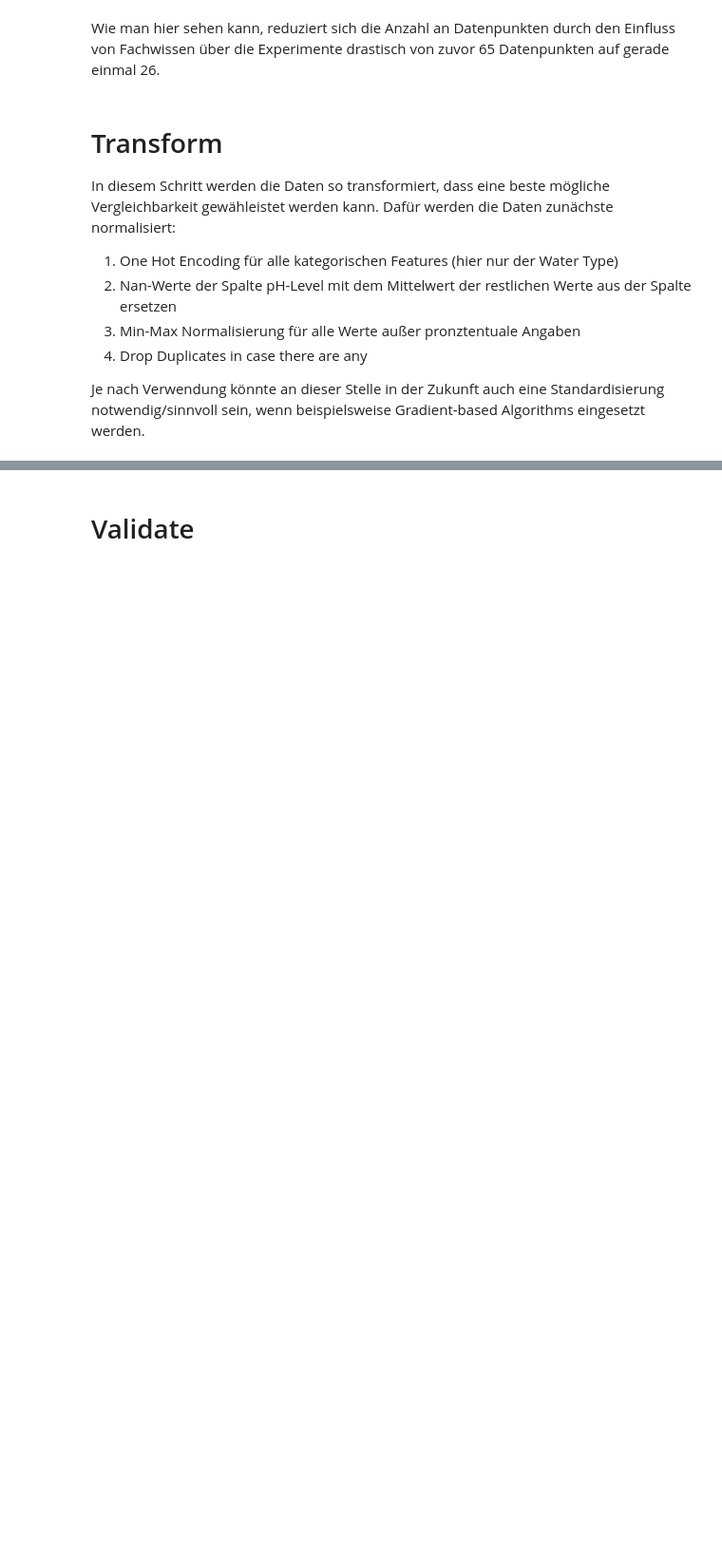
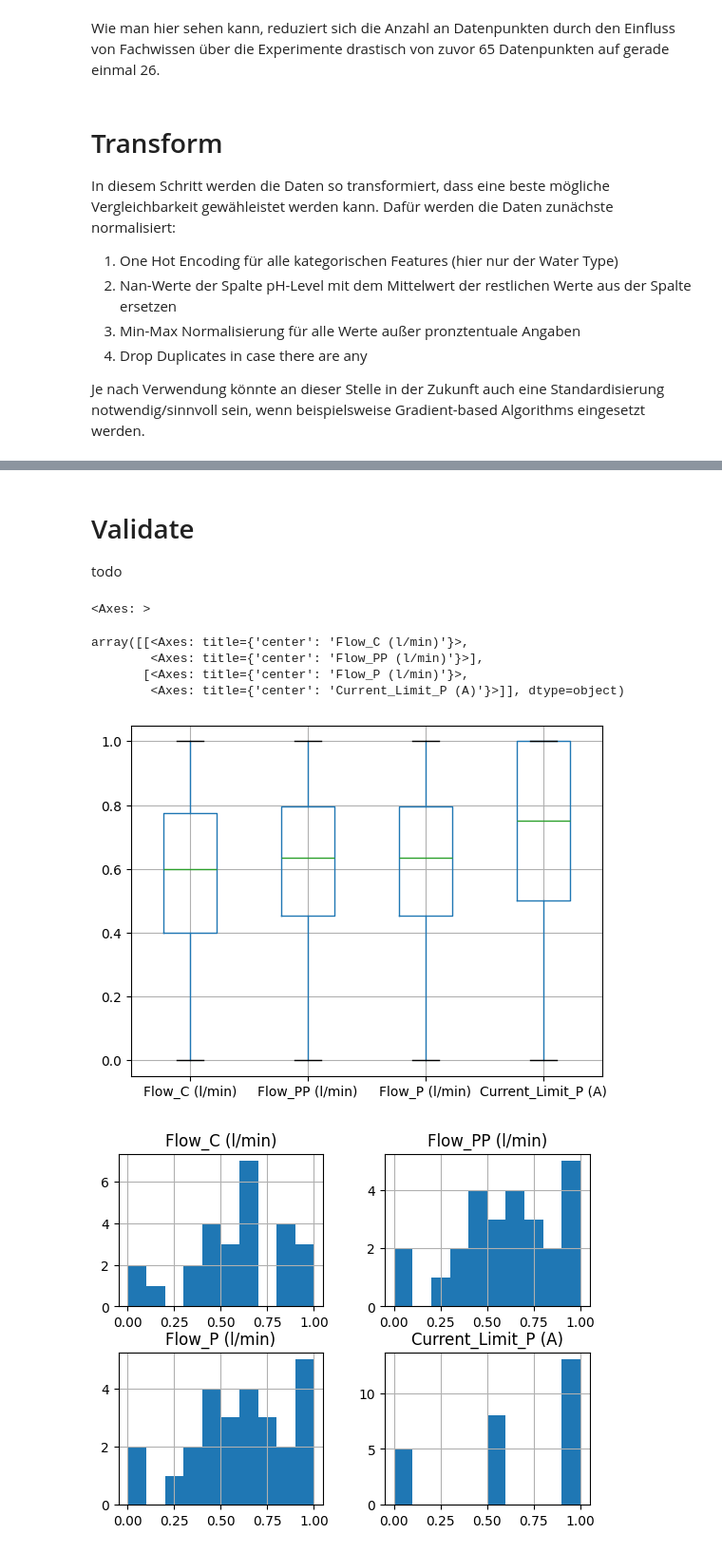
Before and after one commit to DavidGinfo/CapBioCO2_Optimization, a Jupyter notebook: notebooks/DataProcessing.ipynb, the cells around one changed output, grey strips where cells are left out. Shown at 95% size. Saved outputs shown, nothing was run; the diff lists cells and outputs as text; code cells hidden in the pictures; blank space fills up the shorter version.

```diff
--- a/notebooks/DataProcessing.ipynb
+++ b/notebooks/DataProcessing.ipynb
@@ -303,6 +308,19 @@ df.head()
 # %% [markdown]
 # Validate
+
+todo
 # %%
-# print plots usw
+#TODO: do
+
+display(input_data.boxplot())
+display(input_data.hist())
+# %% [output]
+<Axes: >
+array([[<Axes: title={'center': 'Flow_C (l/min)'}>,
+        <Axes: title={'center': 'Flow_PP (l/min)'}>],
+       [<Axes: title={'center': 'Flow_P (l/min)'}>,
+        <Axes: title={'center': 'Current_Limit_P (A)'}>]], dtype=object)
+[figure, added]
+[figure, added]
 # %% [markdown]
 # Save
```
Also changed, not shown: parts of 6 cells of this notebook, 3 other files.
